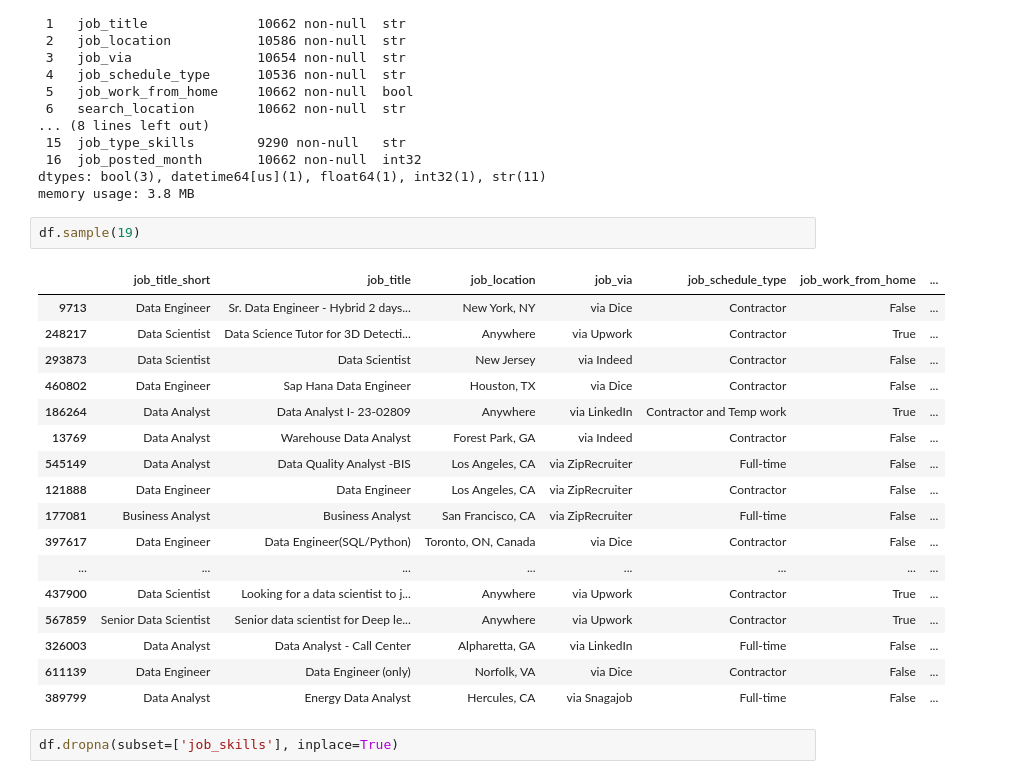
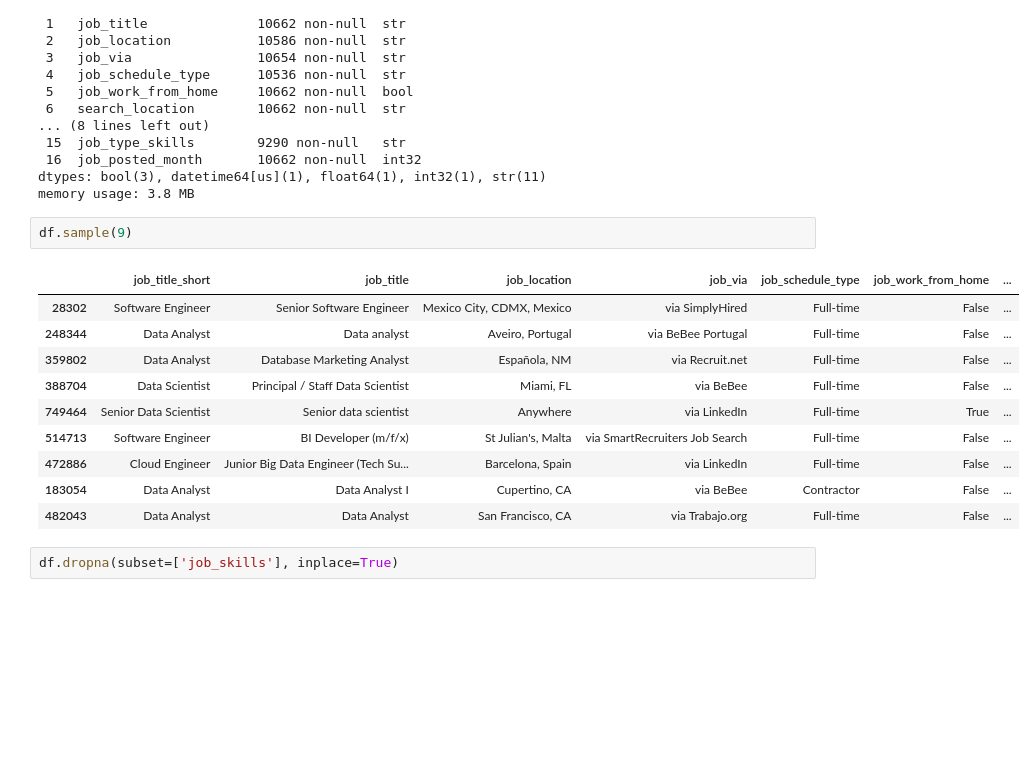
Before and after one commit to dateenbee2442/PYTHON_CORE_TOPICS, a Jupyter notebook: jupterFile.ipynb, the cells around one changed output. Cells and saved outputs as stored; diff of their text form; blank space fills up the shorter version.

```diff
--- a/jupterFile.ipynb
+++ b/jupterFile.ipynb
@@ -951,25 +920,18 @@ Data columns (total 17 columns):
 dtypes: bool(3), datetime64[us](1), float64(1), int32(1), str(11)
 memory usage: 3.8 MB
 # %%
-df.sample(19)
+df.sample(9)
 # %% [output]
 |  | job_title_short | job_title | job_location | job_via | job_schedule_type | job_work_from_home | ... |
-| 9713 | Data Engineer | Sr. Data Engineer - Hybrid 2 days... | New York, NY | via Dice | Contractor | False | ... |
-| 248217 | Data Scientist | Data Science Tutor for 3D Detecti... | Anywhere | via Upwork | Contractor | True | ... |
-| 293873 | Data Scientist | Data Scientist | New Jersey | via Indeed | Contractor | False | ... |
-| 460802 | Data Engineer | Sap Hana Data Engineer | Houston, TX | via Dice | Contractor | False | ... |
-| 186264 | Data Analyst | Data Analyst I- 23-02809 | Anywhere | via LinkedIn | Contractor and Temp work | True | ... |
-| 13769 | Data Analyst | Warehouse Data Analyst | Forest Park, GA | via Indeed | Contractor | False | ... |
-| 545149 | Data Analyst | Data Quality Analyst -BIS | Los Angeles, CA | via ZipRecruiter | Full-time | False | ... |
-| 121888 | Data Engineer | Data Engineer | Los Angeles, CA | via ZipRecruiter | Contractor | False | ... |
-| 177081 | Business Analyst | Business Analyst | San Francisco, CA | via ZipRecruiter | Full-time | False | ... |
-| 397617 | Data Engineer | Data Engineer(SQL/Python) | Toronto, ON, Canada | via Dice | Contractor | False | ... |
-| ... | ... | ... | ... | ... | ... | ... | ... |
-| 437900 | Data Scientist | Looking for a data scientist to j... | Anywhere | via Upwork | Contractor | True | ... |
-| 567859 | Senior Data Scientist | Senior data scientist for Deep le... | Anywhere | via Upwork | Contractor | True | ... |
-| 326003 | Data Analyst | Data Analyst - Call Center | Alpharetta, GA | via LinkedIn | Full-time | False | ... |
-| 611139 | Data Engineer | Data Engineer (only) | Norfolk, VA | via Dice | Contractor | False | ... |
-| 389799 | Data Analyst | Energy Data Analyst | Hercules, CA | via Snagajob | Full-time | False | ... |
+| 28302 | Software Engineer | Senior Software Engineer | Mexico City, CDMX, Mexico | via SimplyHired | Full-time | False | ... |
+| 248344 | Data Analyst | Data analyst | Aveiro, Portugal | via BeBee Portugal | Full-time | False | ... |
+| 359802 | Data Analyst | Database Marketing Analyst | Española, NM | via Recruit.net | Full-time | False | ... |
+| 388704 | Data Scientist | Principal / Staff Data Scientist | Miami, FL | via BeBee | Full-time | False | ... |
+| 749464 | Senior Data Scientist | Senior data scientist | Anywhere | via LinkedIn | Full-time | True | ... |
+| 514713 | Software Engineer | BI Developer (m/f/x) | St Julian's, Malta | via SmartRecruiters Job Search | Full-time | False | ... |
+| 472886 | Cloud Engineer | Junior Big Data Engineer (Tech Su... | Barcelona, Spain | via LinkedIn | Full-time | False | ... |
+| 183054 | Data Analyst | Data Analyst I | Cupertino, CA | via BeBee | Contractor | False | ... |
+| 482043 | Data Analyst | Data Analyst | San Francisco, CA | via Trabajo.org | Full-time | False | ... |
 # %%
 df.dropna(subset=['job_skills'], inplace=True)
 # %%
```
Also changed, not shown: parts of 18 cells of this notebook.
